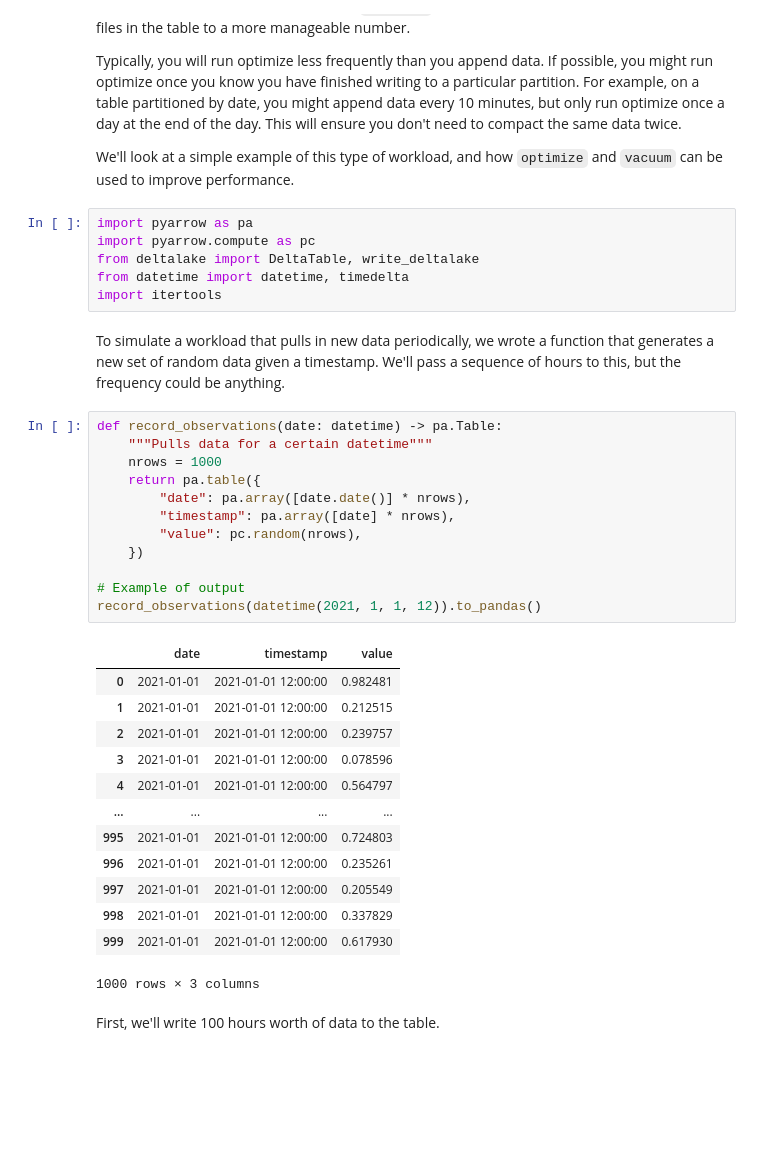
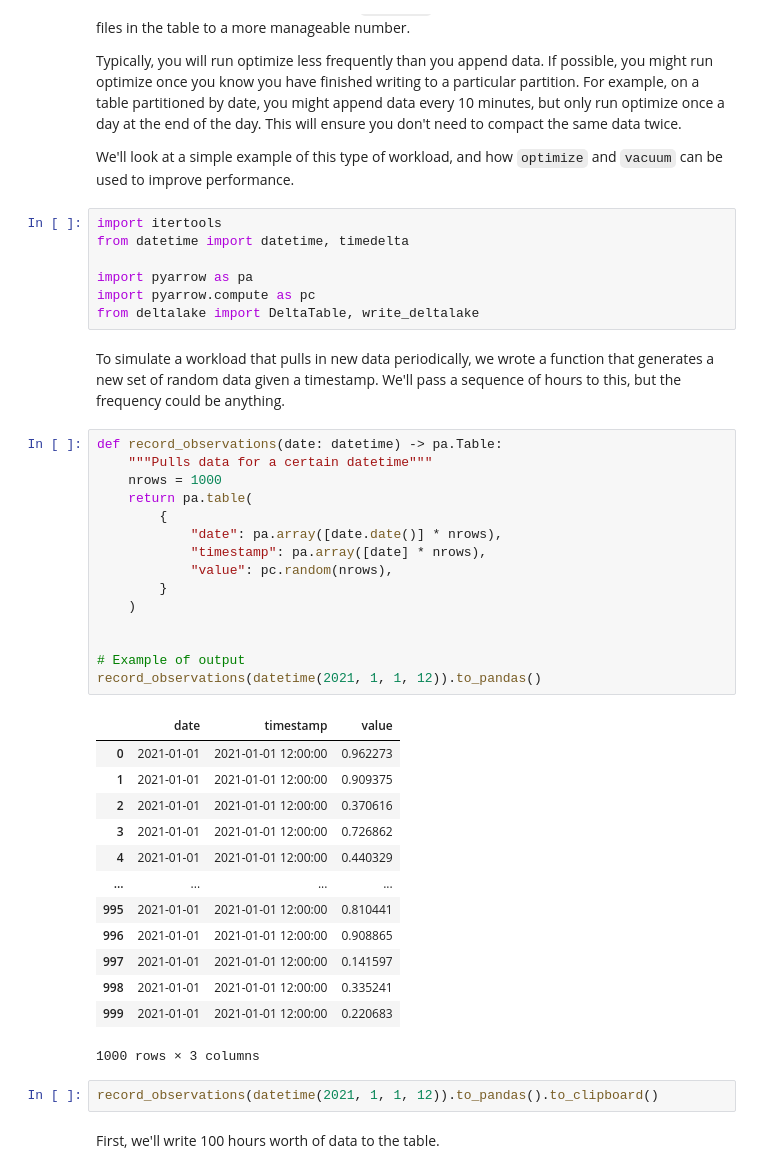
Before and after one commit to delta-io/delta-examples, a Jupyter notebook: notebooks/delta-rs/deltalake_0_9_0.ipynb, the cells around one changed output. Saved outputs shown, nothing was run; the diff lists cells and outputs as text; blank space fills up the shorter version.

```diff
--- a/notebooks/delta-rs/deltalake_0_9_0.ipynb
+++ b/notebooks/delta-rs/deltalake_0_9_0.ipynb
@@ -11,39 +11,45 @@ Typically, you will run optimize less frequently than you append data. If possib
 
 We'll look at a simple example of this type of workload, and how `optimize` and `vacuum` can be used to improve performance.
 # %%
+import itertools
+from datetime import datetime, timedelta
+
 import pyarrow as pa
 import pyarrow.compute as pc
 from deltalake import DeltaTable, write_deltalake
-from datetime import datetime, timedelta
-import itertools
 # %% [markdown]
 To simulate a workload that pulls in new data periodically, we wrote a function that generates a new set of random data given a timestamp. We'll pass a sequence of hours to this, but the frequency could be anything.
 # %%
 def record_observations(date: datetime) -> pa.Table:
     """Pulls data for a certain datetime"""
     nrows = 1000
-    return pa.table({
-        "date": pa.array([date.date()] * nrows),
-        "timestamp": pa.array([date] * nrows),
-        "value": pc.random(nrows),
-    })
+    return pa.table(
+        {
+            "date": pa.array([date.date()] * nrows),
+            "timestamp": pa.array([date] * nrows),
+            "value": pc.random(nrows),
+        }
+    )
+
 
 # Example of output
 record_observations(datetime(2021, 1, 1, 12)).to_pandas()
 # %% [output]
 |  | date | timestamp | value |
-| 0 | 2021-01-01 | 2021-01-01 12:00:00 | 0.982481 |
-| 1 | 2021-01-01 | 2021-01-01 12:00:00 | 0.212515 |
-| 2 | 2021-01-01 | 2021-01-01 12:00:00 | 0.239757 |
-| 3 | 2021-01-01 | 2021-01-01 12:00:00 | 0.078596 |
-| 4 | 2021-01-01 | 2021-01-01 12:00:00 | 0.564797 |
+| 0 | 2021-01-01 | 2021-01-01 12:00:00 | 0.962273 |
+| 1 | 2021-01-01 | 2021-01-01 12:00:00 | 0.909375 |
+| 2 | 2021-01-01 | 2021-01-01 12:00:00 | 0.370616 |
+| 3 | 2021-01-01 | 2021-01-01 12:00:00 | 0.726862 |
+| 4 | 2021-01-01 | 2021-01-01 12:00:00 | 0.440329 |
 | ... | ... | ... | ... |
-| 995 | 2021-01-01 | 2021-01-01 12:00:00 | 0.724803 |
-| 996 | 2021-01-01 | 2021-01-01 12:00:00 | 0.235261 |
-| 997 | 2021-01-01 | 2021-01-01 12:00:00 | 0.205549 |
-| 998 | 2021-01-01 | 2021-01-01 12:00:00 | 0.337829 |
-| 999 | 2021-01-01 | 2021-01-01 12:00:00 | 0.617930 |
+| 995 | 2021-01-01 | 2021-01-01 12:00:00 | 0.810441 |
+| 996 | 2021-01-01 | 2021-01-01 12:00:00 | 0.908865 |
+| 997 | 2021-01-01 | 2021-01-01 12:00:00 | 0.141597 |
+| 998 | 2021-01-01 | 2021-01-01 12:00:00 | 0.335241 |
+| 999 | 2021-01-01 | 2021-01-01 12:00:00 | 0.220683 |
 1000 rows × 3 columns
+# %%
+record_observations(datetime(2021, 1, 1, 12)).to_pandas().to_clipboard()
 # %% [markdown]
 First, we'll write 100 hours worth of data to the table.
 # %%
```
Also changed, not shown: parts of 7 cells of this notebook, 4 other files.
